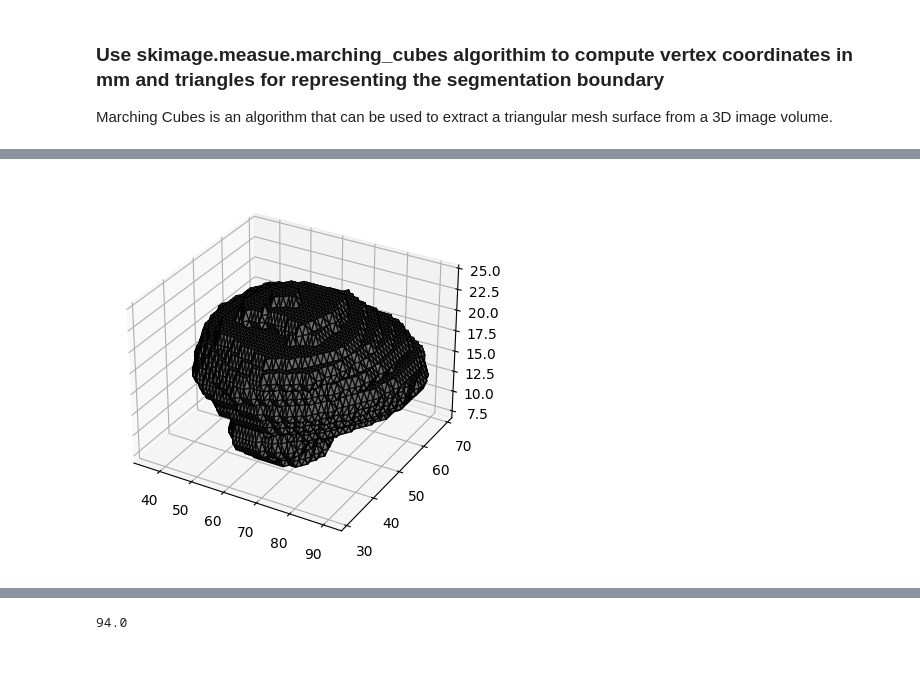
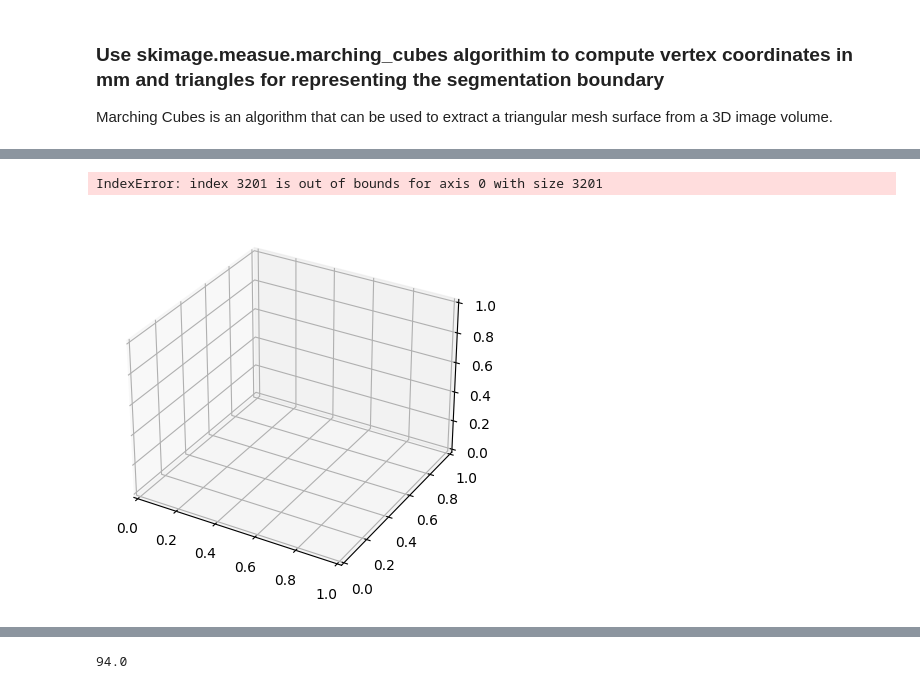
Before and after one commit to R-icntay/pgrf, a Jupyter notebook: CW1/task_1_2.ipynb, the cells around one changed output, grey strips where cells are left out. Drawn from its saved outputs; the diff is of its cells as text; code cells hidden in the pictures; blank space fills up the shorter version.

Commit message:
Correct spacing of voxels

```diff
--- a/CW1/task_1_2.ipynb
+++ b/CW1/task_1_2.ipynb
@@ -53,30 +78,31 @@ vertices, triangles, _, _ = measure.marching_cubes(label_train00, 0)
 # %%
 import matplotlib.pyplot as plt
 from mpl_toolkits.mplot3d.art3d import Poly3DCollection
 
 # Extract the vertex coordinates and triangle faces of the mesh
-vertices, faces, _, _ = measure.marching_cubes(label_train00, 0)
+vertices, faces, _, _ = measure.marching_cubes(label_train00, 0, spacing = (0.5, 0.5, 2))
 
 # Create a figure and 3D axes
 fig = plt.figure()
 ax = fig.add_subplot(111, projection='3d')
 
 # Create a Poly3DCollection with the triangle faces
 mesh = Poly3DCollection(vertices[faces], alpha=0.8, edgecolor='k')
 mesh.set_facecolor((0.5, 0.5, 0.5))
 
 # Add the mesh to the axes
 ax.add_collection(mesh)
 
 # Set the axis limits
 ax.set_xlim(vertices[:, 0].min(), vertices[:, 0].max())
 ax.set_ylim(vertices[:, 1].min(), vertices[:, 1].max())
 ax.set_zlim(vertices[:, 2].min(), vertices[:, 2].max())
 
 # Show the plot
 plt.show()
 # %% [output]
+IndexError: index 3201 is out of bounds for axis 0 with size 3201
-[figure, old version]
+[figure, new version]
 # %%
 # Create a figure and 3D axes
 fig = plt.figure()
```
Also changed, not shown: parts of 10 cells of this notebook.
